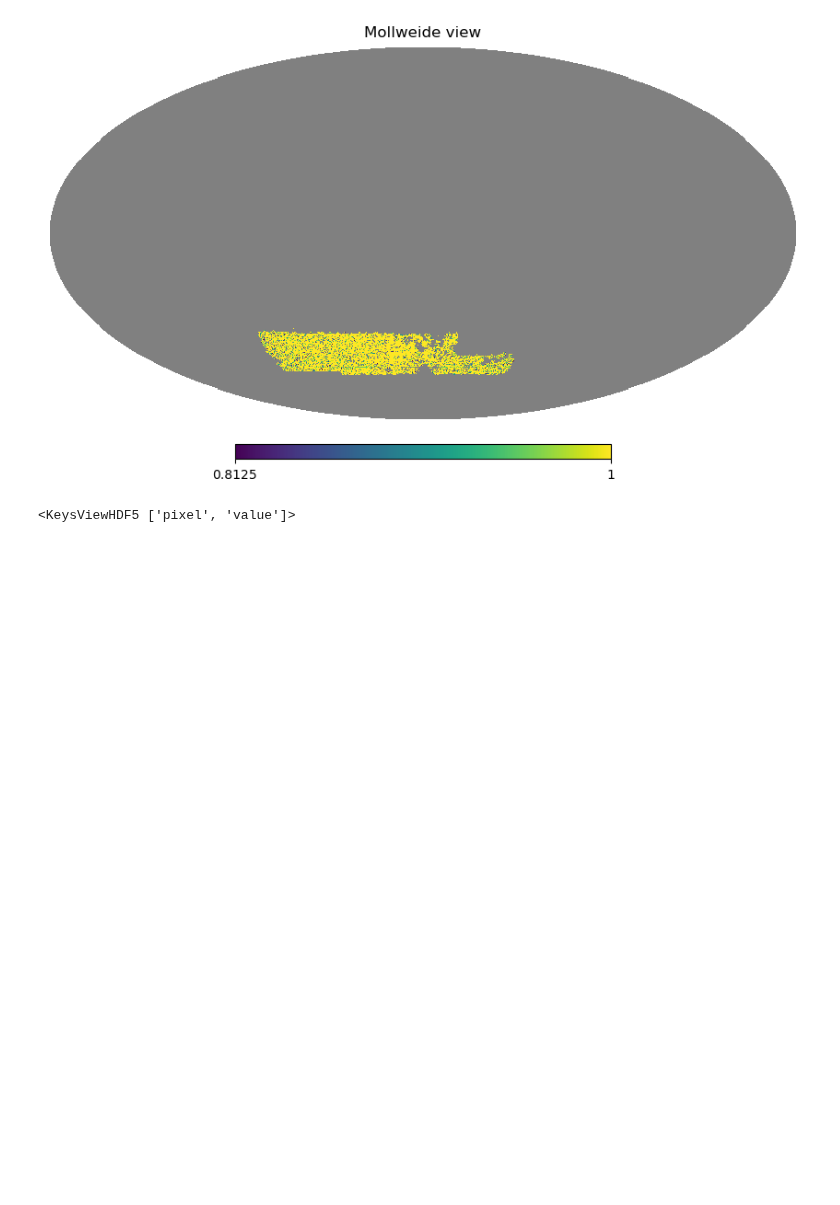
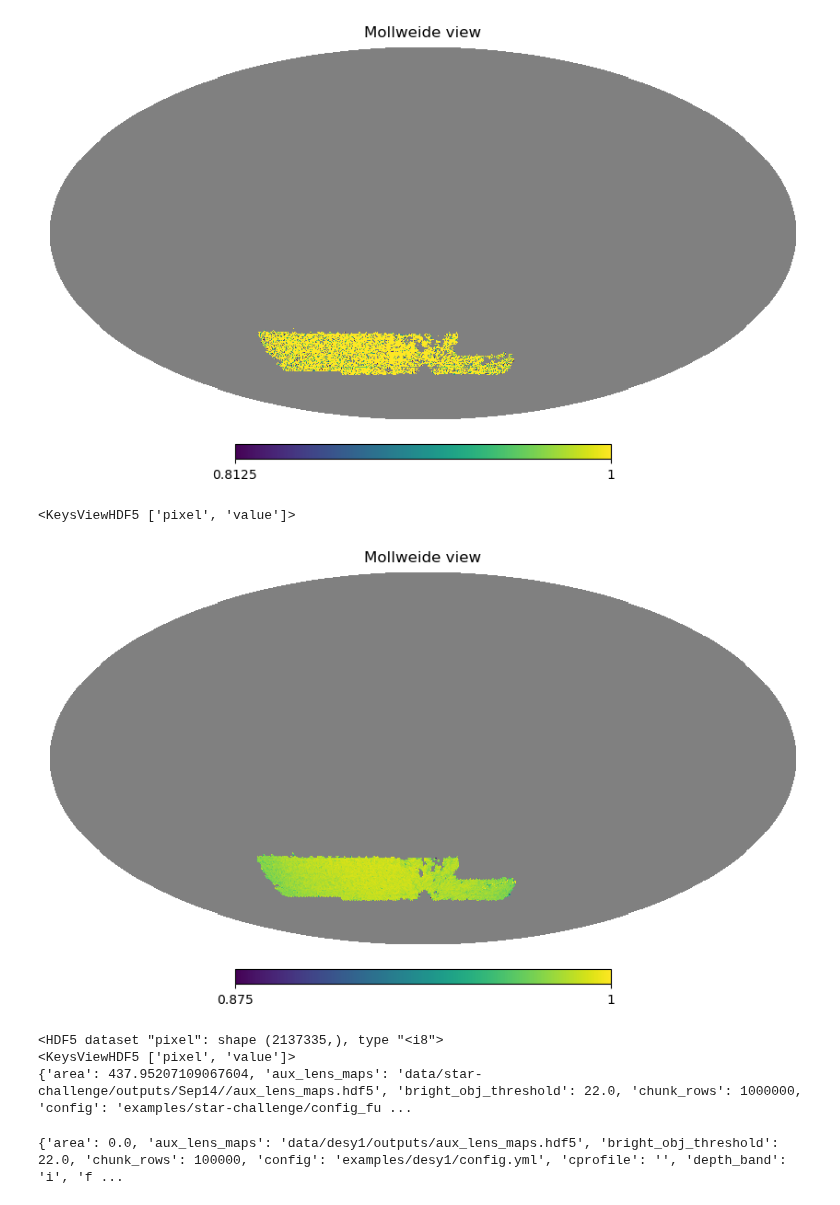
Before and after one commit to LSSTDESC/TXPipe, a Jupyter notebook: data/desy1/notebooks/MakeMask.ipynb, the cells around one changed output. Cells and saved outputs as stored; diff of their text form; code cells hidden in the pictures; blank space fills up the shorter version.

```diff
--- a/data/desy1/notebooks/MakeMask.ipynb
+++ b/data/desy1/notebooks/MakeMask.ipynb
@@ -13,27 +11,56 @@ Populating the interactive namespace from numpy and matplotlib
 # %%
-mask = hp.read_map('../inputs/DES_Y1A1_3x2pt_redMaGiC_MASK_HPIX4096RING.fits')
+mask = hp.read_map('/global/cfs/cdirs/lsst/groups/WL/projects/txpipe-sys-tests/des-y1/DES_Y1A1_3x2pt_redMaGiC_MASK_HPIX4096RING.fits')
 hp.mollview(mask)
 
-mask_512 = hp.ud_grade(mask, 512)
+mask_128 = hp.ud_grade(mask, 128)
 # %% [output]
 [figure]
 # %%
-pixel = np.arange(len(mask_512))
+pixel = np.arange(len(mask_128))
 
 # not_nan = (mask_512>0)
 # pixel = pixel[not_nan]
 # mask_512 = mask_512[not_nan]
 # %%
-with h5py.File('../inputs/mask_desy1.h5', 'w') as f:
+with h5py.File('/global/cfs/cdirs/lsst/groups/WL/projects/txpipe-sys-tests/des-y1/mask_desy1.h5', 'w') as f:
 
     f.create_group("provenance")
     f.create_group("maps")
     f.create_group("maps/mask")
 
     f['maps/mask/pixel'] = pixel.copy()
-    f['maps/mask/value'] = mask_512.copy()
+    f['maps/mask/value'] = mask_128.copy()
+    f['maps/mask'].attrs['area'] = len(mask_128[mask_128>0])/len(mask_128)/np.pi/4*(180.0/np.pi)**2
+    f['maps/mask'].attrs['aux_lens_maps'] = '/global/cscratch1/sd/chihway/TXPipe/data/desy1/outputs/aux_lens_maps.hdf5'
+    f['maps/mask'].attrs['bright_obj_threshold'] = 15.0
+    f['maps/mask'].attrs['chunk_rows'] = 1000000
+    f['maps/mask'].attrs['config'] = '/global/cscratch1/sd/chihway/TXPipe/examples/desy1/pipeline_cc.yml'
+    f['maps/mask'].attrs['cprofile'] = ''
+    f['maps/mask'].attrs['depth_band'] = 'i'
+    f['maps/mask'].attrs['f_sky'] = len(mask_128[mask_128>0])/len(mask_128)
+    f['maps/mask'].attrs['lens_maps'] = '/global/cscratch1/sd/chihway/TXPipe/data/desy1/outputs/lens_maps.hdf5'
+    f['maps/mask'].attrs['memmon'] = 0
+    f['maps/mask'].attrs['mpi'] = True
+    f['maps/mask'].attrs['name'] = 'TXAuxiliaryLensMaps'
+    f['maps/mask'].attrs['nest'] = False
+    f['maps/mask'].attrs['npix'] = len(mask_128)
+    f['maps/mask'].attrs['pdb'] = False
+    f['maps/mask'].attrs['photometry_catalog'] = '/global/cfs/cdirs/lsst/groups/WL/projects/txpipe-sys-tests/des-y1/photometry_catalog_desy1_RM.h5/global/cfs/cdirs/lsst/groups/WL/projects/txpipe-sys-tests/des-y1/photometry_catalog_desy1_RM.h5'
+    f['maps/mask'].attrs['snr_delta'] = 1.0
+    f['maps/mask'].attrs['snr_threshold'] = 10.0
+    f['maps/mask'].attrs['sparse'] = True
+    f['maps/mask'].attrs['stage_name'] = 'TXAuxiliaryLensMaps'
+    f['maps/mask'].attrs['pixelization'] = 'healpix'
+    f['maps/mask'].attrs['nside'] = 128
 # %%
-with h5py.File('../inputs/mask_desy1.h5') as f:
+with h5py.File('/global/cfs/cdirs/lsst/groups/WL/projects/txpipe-sys-tests/des-y1/mask_desy1.h5') as f:
     print(f['maps/mask'].keys())
+
+    test_mask = np.zeros(hp.nside2npix(128))
+    test_mask[np.array(f['maps/mask/pixel'])] = np.array(f['maps/mask/value'])
 # %% [output]
 <KeysViewHDF5 ['pixel', 'value']>
+# %%
+hp.mollview(test_mask)
+# %% [output]
+[figure, added]
@@ -39,0 +69,20 @@ with h5py.File('../inputs/mask_desy1.h5') as f:
+# %%
+with h5py.File('/global/cfs/cdirs/lsst/groups/WL/projects/star-challenge/cosmodc2/TXPipe-full-output/mask.hdf5') as f:
+    print(f['maps/mask/pixel'])
+    print(f['maps/mask'].keys())
+
+    test_mask = np.zeros(hp.nside2npix(4096))
+    test_mask[np.array(f['maps/mask/pixel'])] = np.array(f['maps/mask/value'])
+    print(dict(f['maps/mask'].attrs))
+# %% [output]
+<HDF5 dataset "pixel": shape (2137335,), type "<i8">
+<KeysViewHDF5 ['pixel', 'value']>
+{'area': 437.95207109067604, 'aux_lens_maps': 'data/star-challenge/outputs/Sep14//aux_lens_maps.hdf5', 'bright_obj_threshold': 22.0, 'chunk_rows': 1000000, 'config': 'examples/star-challenge/config_fu ...
+# %%
+with h5py.File('/global/cscratch1/sd/chihway/TXPipe/data/desy1/outputs/mask.hdf5') as f:
+
+    test_mask = np.zeros(hp.nside2npix(128))
+    test_mask[np.array(f['maps/mask/pixel'])] = np.array(f['maps/mask/value'])
+    print(dict(f['maps/mask'].attrs))
+# %% [output]
+{'area': 0.0, 'aux_lens_maps': 'data/desy1/outputs/aux_lens_maps.hdf5', 'bright_obj_threshold': 22.0, 'chunk_rows': 100000, 'config': 'examples/desy1/config.yml', 'cprofile': '', 'depth_band': 'i', 'f ...
```
Also changed, not shown: parts of 2 cells of this notebook, 3 other files.
